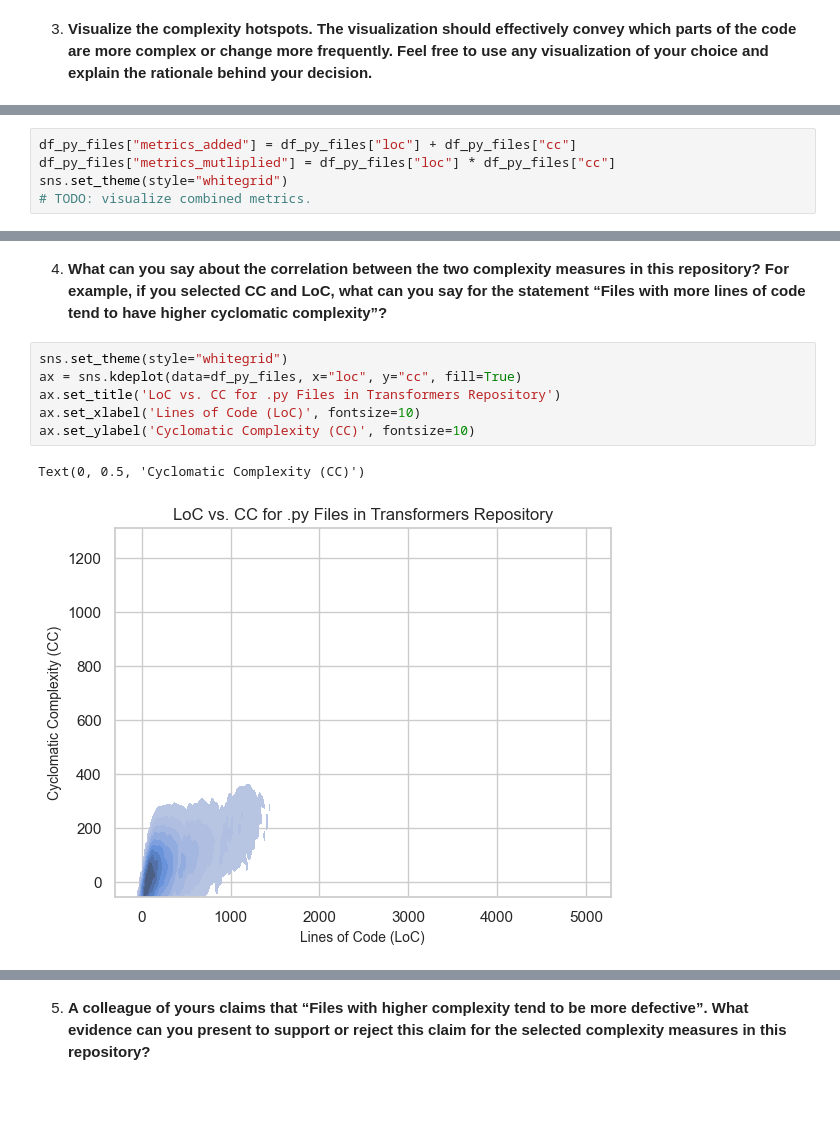
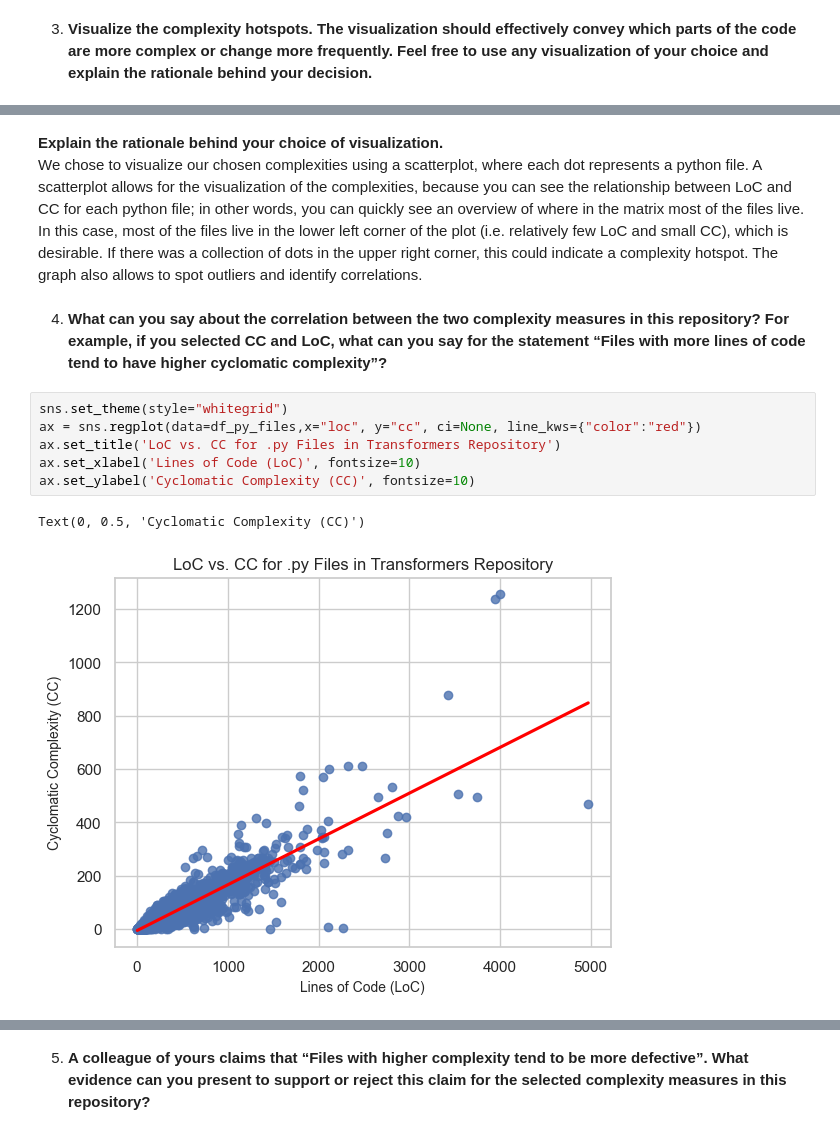
Before and after one commit to dominic-tobler/fss-group-dorech-FSS_SE_Sheet_1, a Jupyter notebook: sample.ipynb, the cells around one changed output, grey strips where cells are left out. Cells and saved outputs as stored; diff of their text form; blank space fills up the shorter version.

```diff
--- a/sample.ipynb
+++ b/sample.ipynb
@@ -253,7 +251,2 @@ important_files.py                  28.0   0.0
 Text(0, 0.5, 'Cyclomatic Complexity (CC)')
 [figure]
-# %%
-df_py_files["metrics_added"] = df_py_files["loc"] + df_py_files["cc"]
-df_py_files["metrics_mutliplied"] = df_py_files["loc"] * df_py_files["cc"]
-sns.set_theme(style="whitegrid")
-# TODO: visualize combined metrics.
@@ -262,11 +253,14 @@ sns.set_theme(style="whitegrid")
+# %% [markdown]
+<b>Explain the rationale behind your choice of visualization.</b><br>
+We chose to visualize our chosen complexities using a scatterplot, where each dot represents a python file. A scatterplot allows for the visualization of the complexities, because you can see the relationship between LoC and CC for each python file; in other words, you can quickly see an overview of where in the matrix most of the files live. In this case, most of the files live in the lower left corner of the plot (i.e. relatively few LoC and small CC), which is desirable. If there was a collection of dots in the upper right corner, this could indicate a complexity hotspot. The graph also allows to spot outliers and identify correlations.
 # %% [markdown]
 4. <b>What can you say about the correlation between the two complexity measures in this repository? For example, if you selected CC and LoC, what can you say for the statement “Files with more lines of code tend to have higher cyclomatic complexity”?</b>
 # %%
 sns.set_theme(style="whitegrid")
-ax = sns.kdeplot(data=df_py_files, x="loc", y="cc", fill=True)
+ax = sns.regplot(data=df_py_files,x="loc", y="cc", ci=None, line_kws={"color":"red"})
 ax.set_title('LoC vs. CC for .py Files in Transformers Repository')
 ax.set_xlabel('Lines of Code (LoC)', fontsize=10)
 ax.set_ylabel('Cyclomatic Complexity (CC)', fontsize=10)
 # %% [output]
 Text(0, 0.5, 'Cyclomatic Complexity (CC)')
-[figure, old version]
+[figure, new version]
```
Also changed, not shown: parts of 8 cells of this notebook, 1 other file.
